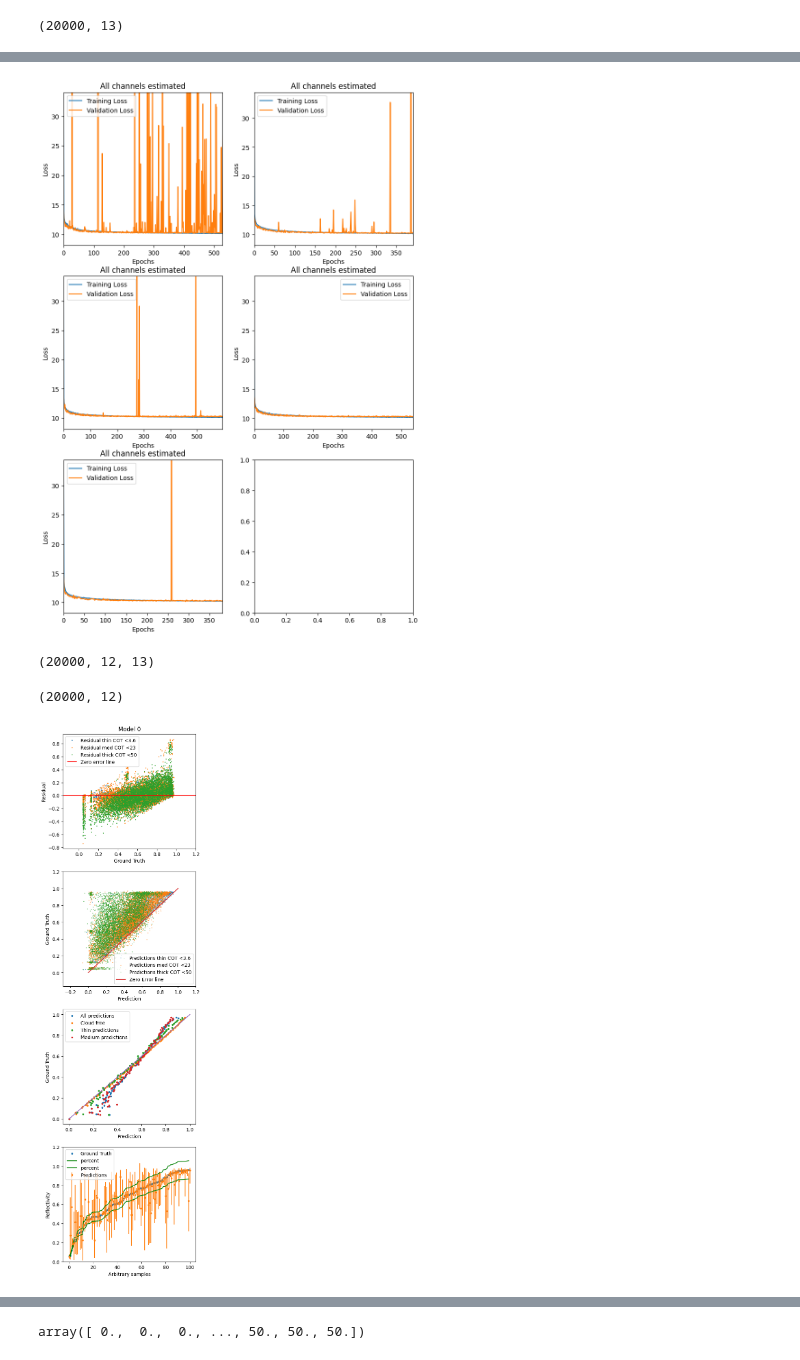
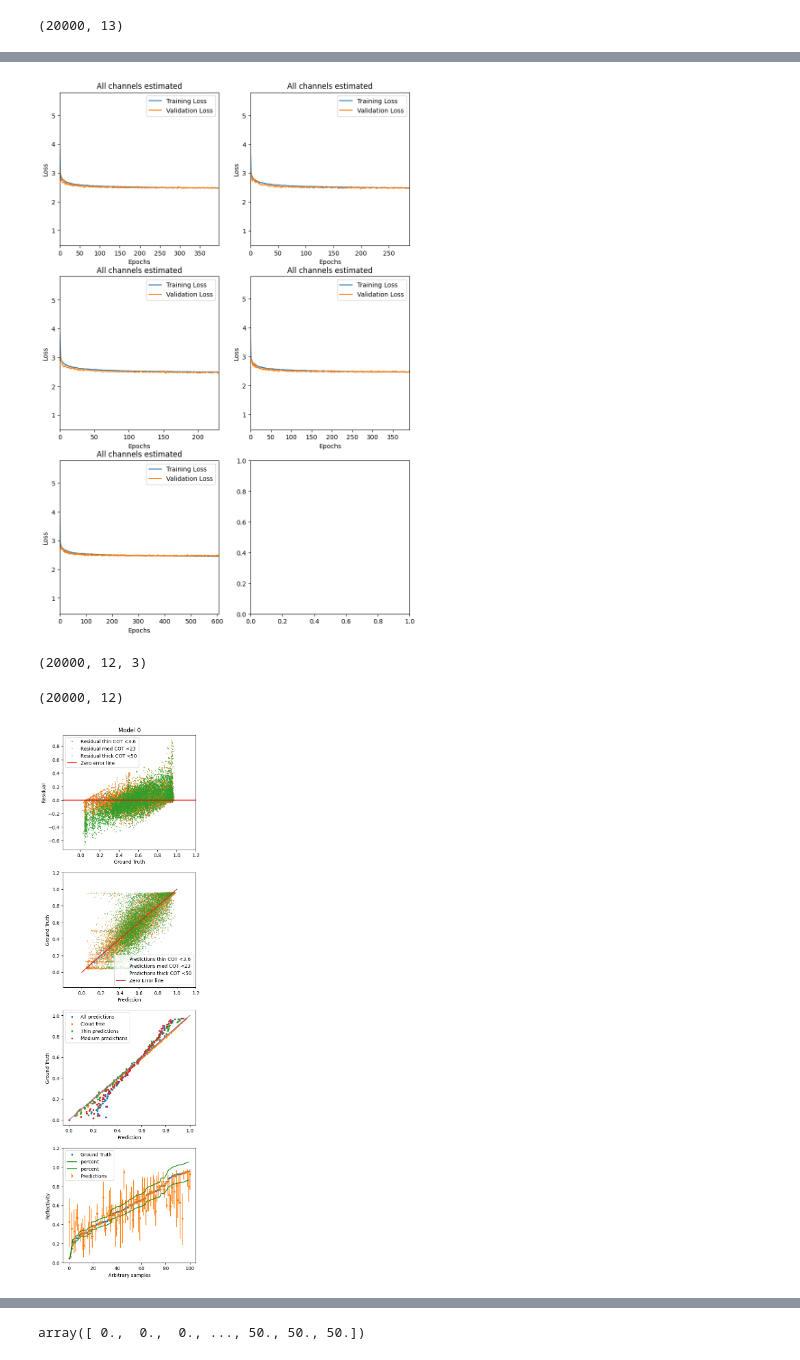
Before and after one commit to chiara-aisweden/cloud_rm, a Jupyter notebook: Cloud_rm/evaluate_model.ipynb, the cells around one changed output, grey strips where cells are left out. Drawn from its saved outputs; the diff is of its cells as text; code cells hidden in the pictures.

Commit message:
New model, 10 ensemble

```diff
--- a/Cloud_rm/evaluate_model.ipynb
+++ b/Cloud_rm/evaluate_model.ipynb
@@ -41,8 +41,8 @@ To enable the following instructions: AVX2 AVX512F AVX512_VNNI FMA, in other ope
 # %%
-data_water=parse.parse('cloudrm3_water_newsurf.dat')
-data_clear=parse.parse('cloudrm3_clear_newsurf.dat')
-data_ice=parse.parse('cloudrm3_ice_newsurf.dat')
-data_mixed=parse.parse('cloudrm3_mixed_newsurf.dat')
+data_water=parse.parse('cloudrm4_water_newsurf.dat')
+data_clear=parse.parse('cloudrm4_clear_newsurf.dat')
+data_ice=parse.parse('cloudrm4_ice_newsurf.dat')
+data_mixed=parse.parse('cloudrm4_mixed_newsurf.dat')
 
 #data_water=parse.parse('cloudrm2_water.dat')
 #data_clear=parse.parse('cloudrm2_clear.dat')
@@ -73,7 +73,7 @@ y_labels=['Clear_B02','Clear_B03','Clear_B04','Clear_B05',
 #              'Clear_B06','Clear_B07','Clear_B08', 'Clear_B08A',
 #              'Clear_B09','Clear_B10','Clear_B11','Clear_B12']
 # %%
-main_filepath='pytorch_models/fin_many_many_quants'
+main_filepath='pytorch_models/models_dataset4'
 n_ensemble=5
 models=[]
 for i in range(n_ensemble):
@@ -240,11 +240,11 @@ for i,ax in enumerate(axs.ravel()):
         ax.set_xlabel("Epochs")
         ax.set_ylabel("Loss")
 # %% [output]
-[figure, old version]
+[figure, new version]
 # %%
 np.shape(pred_y)
 # %% [output]
-(20000, 12, 13)
+(20000, 12, 3)
 # %%
 np.shape(y_test)
 # %% [output]
@@ -252,15 +252,15 @@ np.shape(y_test)
 # %%
 plt.rcParams["figure.figsize"] = [5, 5*4]
 figs,axs,mses,r2s,psnrs,quantrates,quantcrosses = plot_metrics_one([models],
                                                                 [X_test],
                                                                 [y_test],
                                                                 [pred_y],
                                                                 df,
                                                                 samples=100,
                                                                 is_ensemble=True,
-                                                                index_median=6)
+                                                                index_median=1)
 # %% [output]
-[figure, old version]
+[figure, new version]
 # %%
 test_indices=X_test.index
 df_test=df.loc[test_indices]
```
Also changed, not shown: parts of 27 cells of this notebook, 15 other files.
